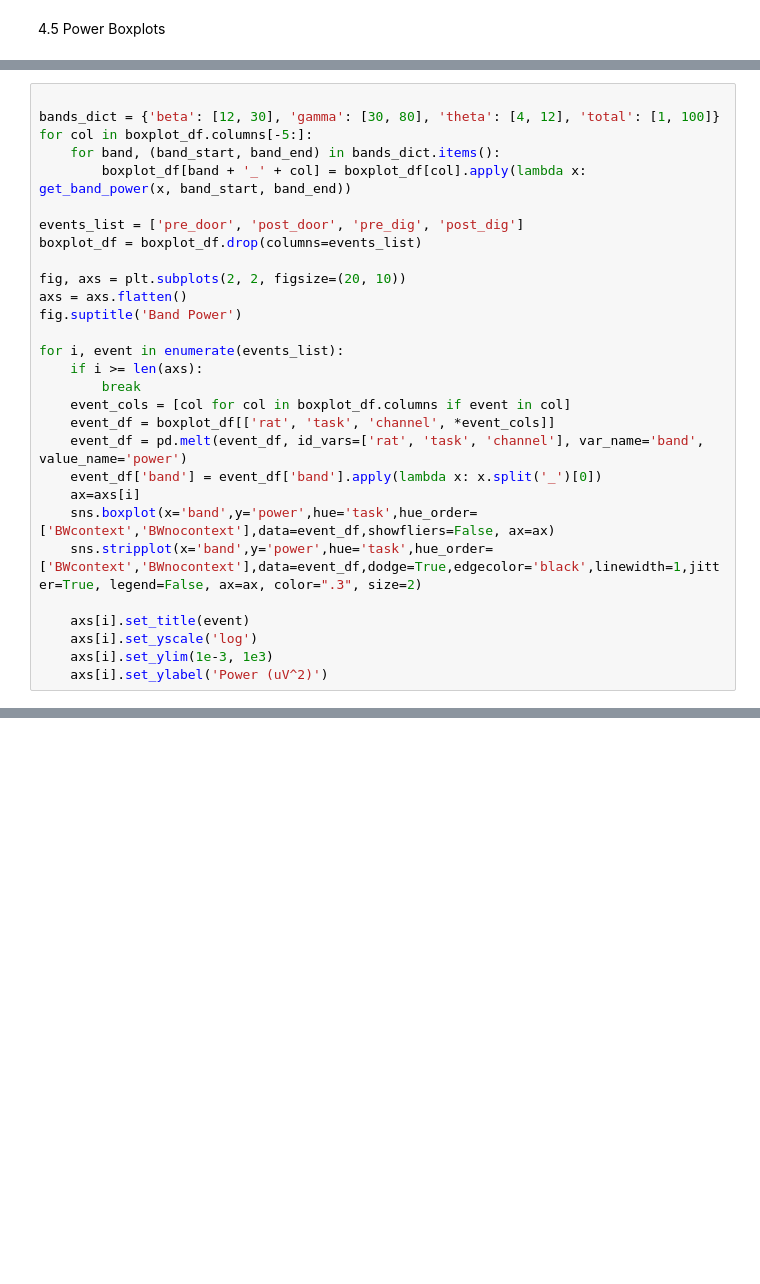
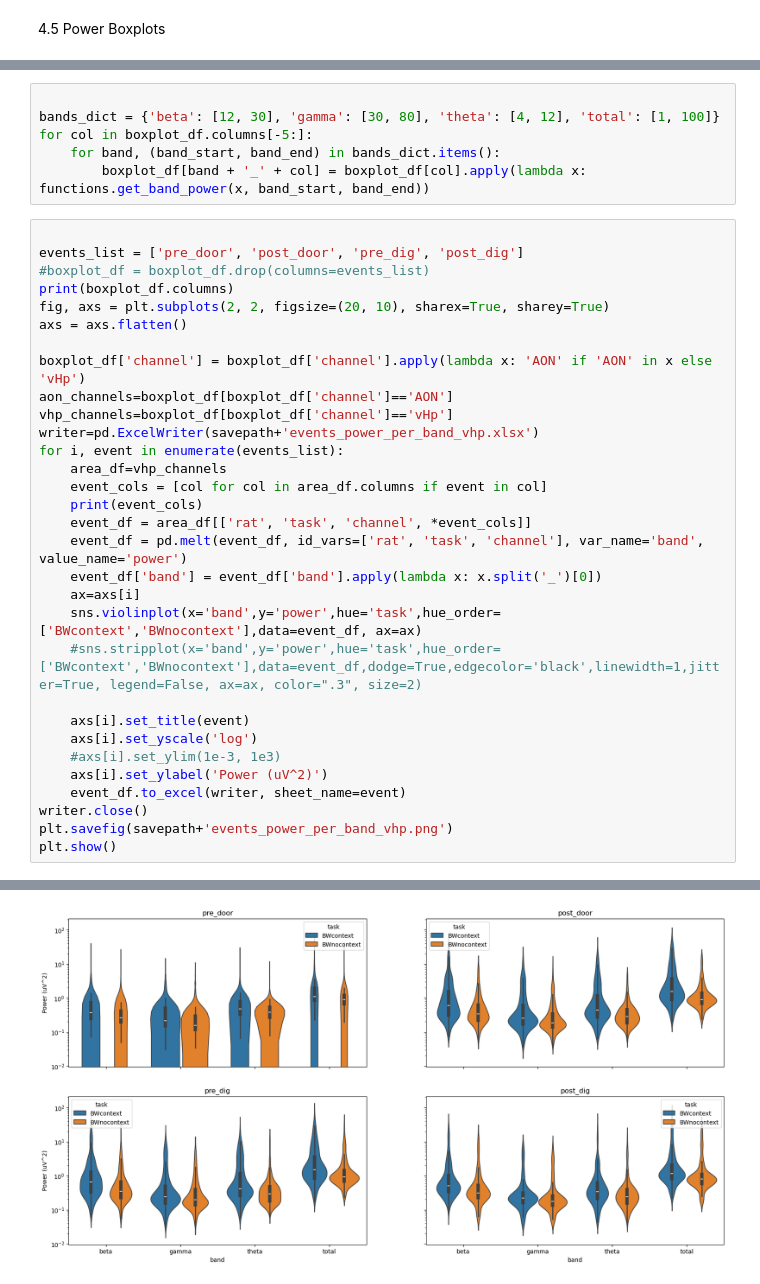
Before and after one commit to namanagrawal97/cpl_analysis_naman, a Jupyter notebook: 00_complete_analysis.ipynb, the cells around one changed output, grey strips where cells are left out. Drawn from its saved outputs; the diff is of its cells as text; blank space fills up the shorter version.

```diff
--- a/00_complete_analysis.ipynb
+++ b/00_complete_analysis.ipynb
@@ -310,32 +438,40 @@ def get_band_power(data, band_start, band_end):
 boxplot_df=compiled_data_all_epochs.__deepcopy__()
 boxplot_df.iloc[:,-5:]=boxplot_df.iloc[:,-5:].applymap(lambda x: scipy.signal.welch(x, fs=2000, nperseg=2000)[1])
+# %%
+
+bands_dict = {'beta': [12, 30], 'gamma': [30, 80], 'theta': [4, 12], 'total': [1, 100]}
+for col in boxplot_df.columns[-5:]:
+    for band, (band_start, band_end) in bands_dict.items():
+        boxplot_df[band + '_' + col] = boxplot_df[col].apply(lambda x: functions.get_band_power(x, band_start, band_end))
 # %%
 
-bands_dict = {'beta': [12, 30], 'gamma': [30, 80], 'theta': [4, 12], 'total': [1, 100]}
-for col in boxplot_df.columns[-5:]:
-    for band, (band_start, band_end) in bands_dict.items():
-        boxplot_df[band + '_' + col] = boxplot_df[col].apply(lambda x: get_band_power(x, band_start, band_end))
+events_list = ['pre_door', 'post_door', 'pre_dig', 'post_dig']
+#boxplot_df = boxplot_df.drop(columns=events_list)
+print(boxplot_df.columns)
+fig, axs = plt.subplots(2, 2, figsize=(20, 10), sharex=True, sharey=True)
+axs = axs.flatten()
 
-events_list = ['pre_door', 'post_door', 'pre_dig', 'post_dig']
-boxplot_df = boxplot_df.drop(columns=events_list)
-
-fig, axs = plt.subplots(2, 2, figsize=(20, 10))
-axs = axs.flatten()
-fig.suptitle('Band Power')
-
+boxplot_df['channel'] = boxplot_df['channel'].apply(lambda x: 'AON' if 'AON' in x else 'vHp')
+aon_channels=boxplot_df[boxplot_df['channel']=='AON']
+vhp_channels=boxplot_df[boxplot_df['channel']=='vHp']
+writer=pd.ExcelWriter(savepath+'events_power_per_band_vhp.xlsx')
 for i, event in enumerate(events_list):
-    if i >= len(axs):
-        break
-    event_cols = [col for col in boxplot_df.columns if event in col]
-    event_df = boxplot_df[['rat', 'task', 'channel', *event_cols]]
+    area_df=vhp_channels
+    event_cols = [col for col in area_df.columns if event in col]
+    print(event_cols)
+    event_df = area_df[['rat', 'task', 'channel', *event_cols]]
     event_df = pd.melt(event_df, id_vars=['rat', 'task', 'channel'], var_name='band', value_name='power')
     event_df['band'] = event_df['band'].apply(lambda x: x.split('_')[0])
     ax=axs[i]
-    sns.boxplot(x='band',y='power',hue='task',hue_order=['BWcontext','BWnocontext'],data=event_df,showfliers=False, ax=ax)
-    sns.stripplot(x='band',y='power',hue='task',hue_order=['BWcontext','BWnocontext'],data=event_df,dodge=True,edgecolor='black',linewidth=1,jitter=True, legend=False, ax=ax, color=".3", size=2)
+    sns.violinplot(x='band',y='power',hue='task',hue_order=['BWcontext','BWnocontext'],data=event_df, ax=ax)
+    #sns.stripplot(x='band',y='power',hue='task',hue_order=['BWcontext','BWnocontext'],data=event_df,dodge=True,edgecolor='black',linewidth=1,jitter=True, legend=False, ax=ax, color=".3", size=2)
 
     axs[i].set_title(event)
     axs[i].set_yscale('log')
-    axs[i].set_ylim(1e-3, 1e3)
+    #axs[i].set_ylim(1e-3, 1e3)
     axs[i].set_ylabel('Power (uV^2)')
+    event_df.to_excel(writer, sheet_name=event)
+writer.close()
+plt.savefig(savepath+'events_power_per_band_vhp.png')
+plt.show()
 # %% [output]
@@ -342,0 +491 @@ TypeError: object of type 'float' has no len()
+[figure, added]
```
Also changed, not shown: parts of 15 cells of this notebook, 2 other files.
